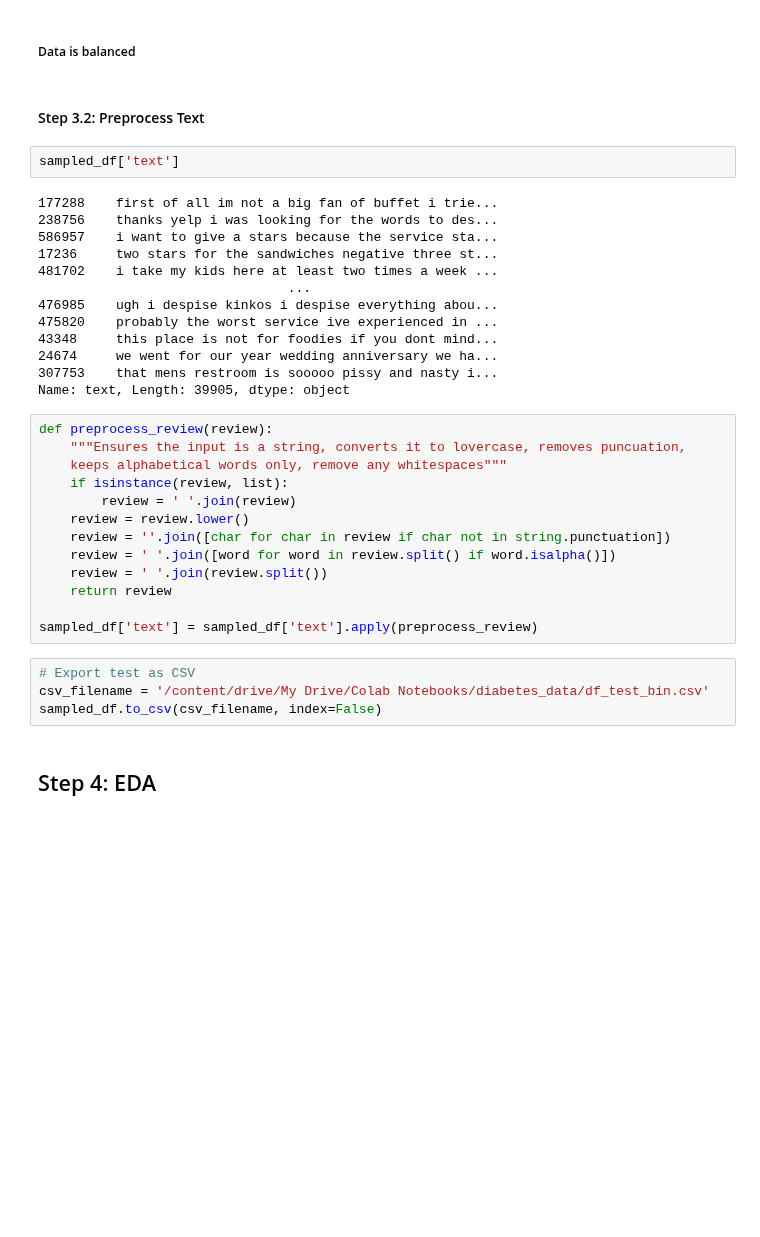
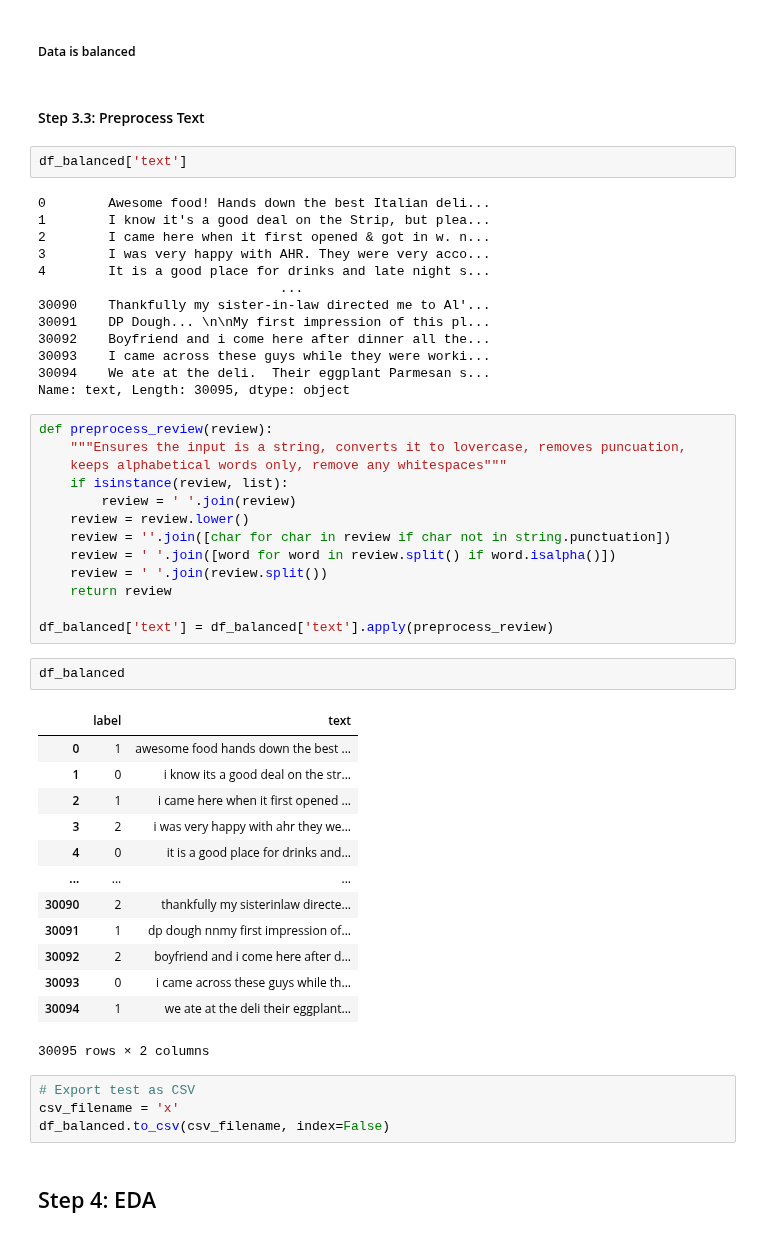
Before and after one commit to kkuc100/Yelp-Sentiment-Analysis, a Jupyter notebook: EDA/yelp_eda.ipynb, the cells around one changed output. Drawn from its saved outputs; the diff is of its cells as text; blank space fills up the shorter version.

```diff
--- a/EDA/yelp_eda.ipynb
+++ b/EDA/yelp_eda.ipynb
@@ -138,22 +172,22 @@ Name: count, dtype: int64
 # %% [markdown]
 ##### Data is balanced
 # %% [markdown]
-#### Step 3.2: Preprocess Text
+#### Step 3.3: Preprocess Text
 # %%
-sampled_df['text']
+df_balanced['text']
 # %% [output]
-177288    first of all im not a big fan of buffet i trie...
-238756    thanks yelp i was looking for the words to des...
-586957    i want to give a stars because the service sta...
-17236     two stars for the sandwiches negative three st...
-481702    i take my kids here at least two times a week ...
-                                ...
-476985    ugh i despise kinkos i despise everything abou...
-475820    probably the worst service ive experienced in ...
-43348     this place is not for foodies if you dont mind...
-24674     we went for our year wedding anniversary we ha...
-307753    that mens restroom is sooooo pissy and nasty i...
-Name: text, Length: 39905, dtype: object
+0        Awesome food! Hands down the best Italian deli...
+1        I know it's a good deal on the Strip, but plea...
+2        I came here when it first opened & got in w. n...
+3        I was very happy with AHR. They were very acco...
+4        It is a good place for drinks and late night s...
+                               ...
+30090    Thankfully my sister-in-law directed me to Al'...
+30091    DP Dough... \n\nMy first impression of this pl...
+30092    Boyfriend and i come here after dinner all the...
+30093    I came across these guys while they were worki...
+30094    We ate at the deli.  Their eggplant Parmesan s...
+Name: text, Length: 30095, dtype: object
 # %%
 def preprocess_review(review):
     """Ensures the input is a string, converts it to lovercase, removes puncuation,
@@ -166,11 +200,27 @@ def preprocess_review(review):
     review = ' '.join(review.split())
     return review
 
-sampled_df['text'] = sampled_df['text'].apply(preprocess_review)
+df_balanced['text'] = df_balanced['text'].apply(preprocess_review)
+# %%
+df_balanced
+# %% [output]
+|  | label | text |
+| 0 | 1 | awesome food hands down the best ... |
+| 1 | 0 | i know its a good deal on the str... |
+| 2 | 1 | i came here when it first opened ... |
+| 3 | 2 | i was very happy with ahr they we... |
+| 4 | 0 | it is a good place for drinks and... |
+| ... | ... | ... |
+| 30090 | 2 | thankfully my sisterinlaw directe... |
+| 30091 | 1 | dp dough nnmy first impression of... |
+| 30092 | 2 | boyfriend and i come here after d... |
+| 30093 | 0 | i came across these guys while th... |
+| 30094 | 1 | we ate at the deli their eggplant... |
+30095 rows × 2 columns
 # %%
 # Export test as CSV
-csv_filename = '/content/drive/My Drive/Colab Notebooks/diabetes_data/df_test_bin.csv'
-sampled_df.to_csv(csv_filename, index=False)
+csv_filename = 'x'
+df_balanced.to_csv(csv_filename, index=False)
 # %% [markdown]
 ## Step 4: EDA
 # %%
```
Also changed, not shown: parts of 5 cells of this notebook, 1 other file.
